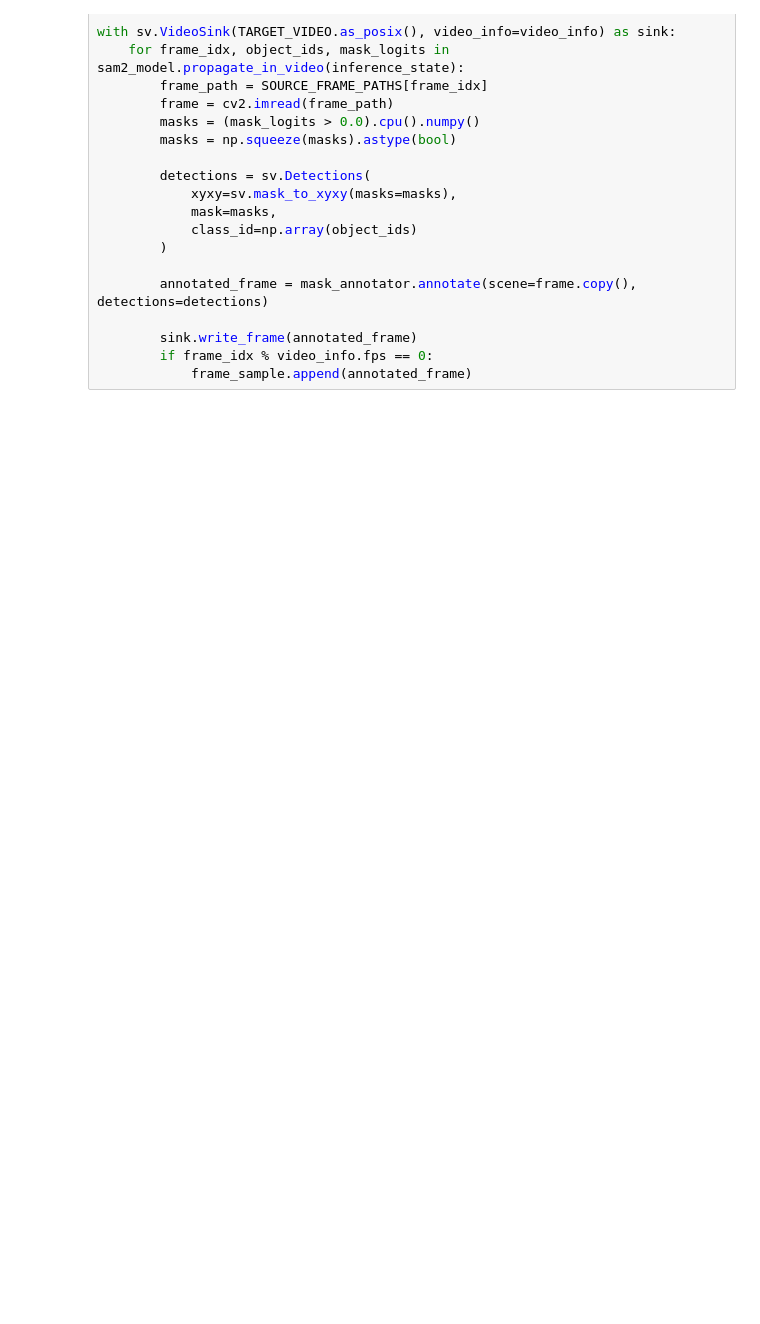
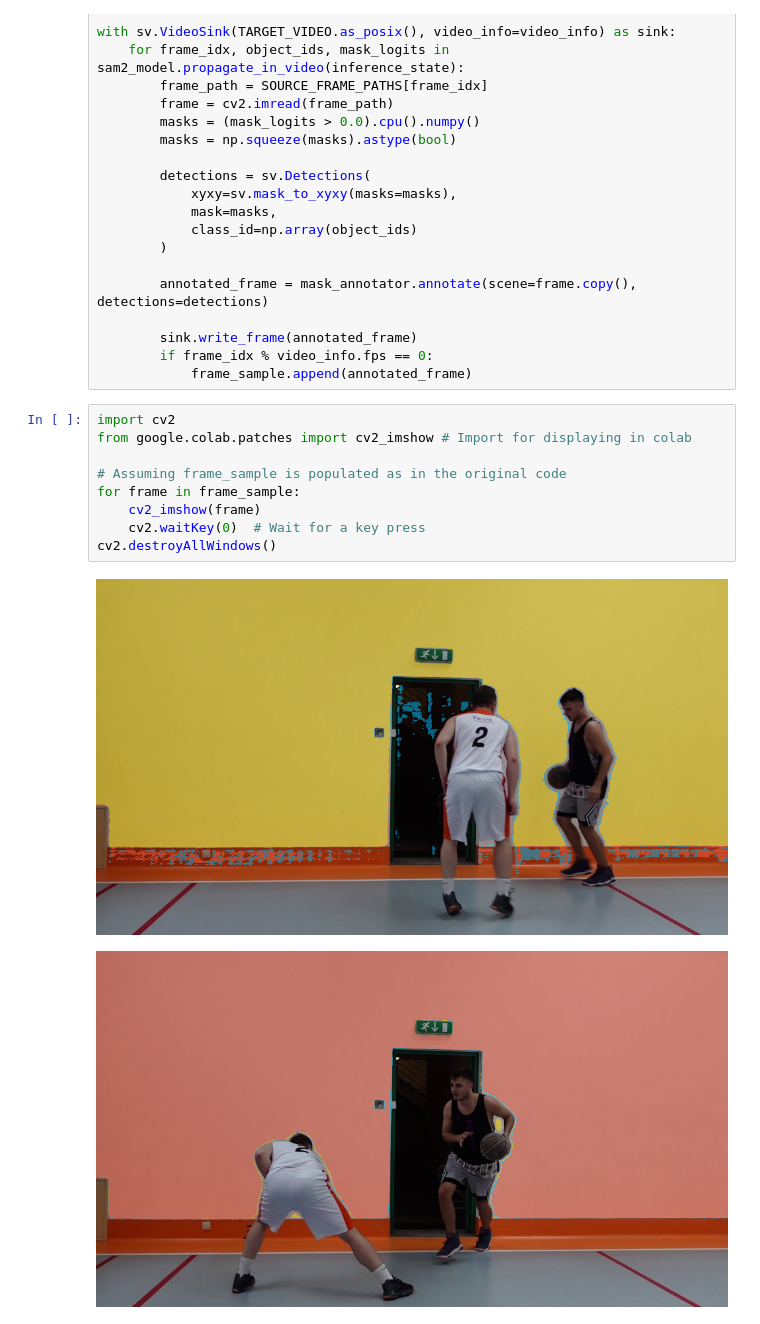
Before and after one commit to 2nzi/2nzi-Notebook-Colab, a Jupyter notebook: notebooks/how-to-segment-videos-with-sam-2.ipynb, the cells around one changed output. Drawn from its saved outputs; the diff is of its cells as text; blank space fills up the shorter version.

```diff
--- a/notebooks/how-to-segment-videos-with-sam-2.ipynb
+++ b/notebooks/how-to-segment-videos-with-sam-2.ipynb
@@ -267,3 +275,15 @@ with sv.VideoSink(TARGET_VIDEO.as_posix(), video_info=video_info) as sink:
         sink.write_frame(annotated_frame)
         if frame_idx % video_info.fps == 0:
             frame_sample.append(annotated_frame)
+# %%
+import cv2
+from google.colab.patches import cv2_imshow # Import for displaying in colab
+
+# Assuming frame_sample is populated as in the original code
+for frame in frame_sample:
+    cv2_imshow(frame)
+    cv2.waitKey(0)  # Wait for a key press
+cv2.destroyAllWindows()
+# %% [output]
+[figure, added]
+[figure, added]
```
Also changed, not shown: parts of 7 cells of this notebook.
